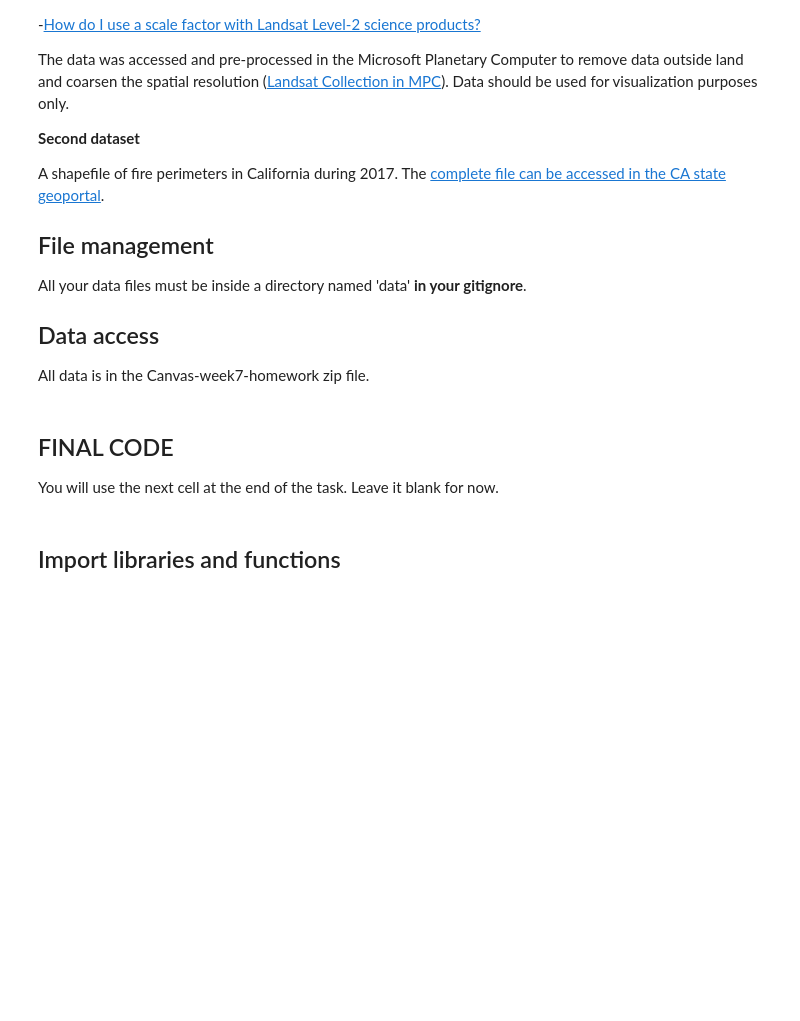
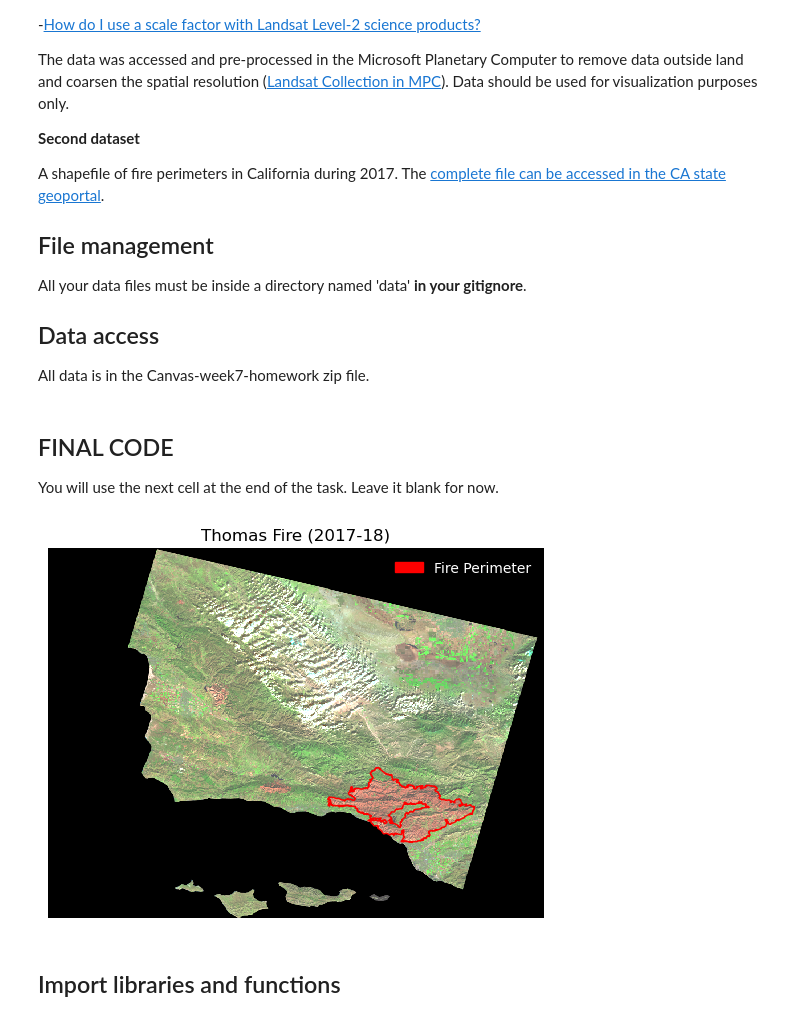
Before and after one commit to Vanessa-Salgado/eds220-hwk-4, a Jupyter notebook: hwk4-task2-false-color.ipynb, the cells around one changed output. Drawn from its saved outputs; the diff is of its cells as text; code cells hidden in the pictures; blank space fills up the shorter version.

Commit message:
added final output

```diff
--- a/hwk4-task2-false-color.ipynb
+++ b/hwk4-task2-false-color.ipynb
@@ -51,6 +51,55 @@ All data is in the Canvas-week7-homework zip file.
 You will use the next cell at the end of the task. Leave it blank for now.
 # %%
 ### ===== FINAL CODE =====
+
+## ------ Import libraries and functions ------------
+import os
+import numpy as np
+import pandas as pd
+import geopandas as gpd
+import matplotlib.pyplot as plt
+import matplotlib.patches as mpatches
+
+import xarray as xr
+import rioxarray as rioxr
+import geopandas as gpd
+
+# ------------------ Load data ---------------------
+## raster data
+landsat_raw = rioxr.open_rasterio(os.path.join(os.getcwd(),'data/landsat8-2018-01-26-sb-simplified.nc'))
+
+## ca fire perimeter data
+fire_perimeter = gpd.read_file("data/California_Fire_Perimeters_2017/California_Fire_Perimeters_2017.shp")
+
+# ----------------- Tidy  Data ----------------------
+## Landsat data
+landsat = landsat_raw.squeeze().drop('band') # remove extra dimension and coordinates
+
+## Fire perimeter data
+fire_perimeter.columns = fire_perimeter.columns.str.lower() #lowercase col names
+
+fire_perimeter = fire_perimeter.to_crs(landsat.rio.crs) #update CRS to match
+
+thomas = fire_perimeter[fire_perimeter['fire_name']=='THOMAS'] #filter to Thomas fire only
+
+# ------------ Mapping Thomas Fire ------------------
+fig, ax = plt.subplots()
+ax.axis('off') #remove axes
+ax.set_title('Santa Barbara County, Thomas Fire (2017-18)') # update title
+
+#--------------------------
+thomas.plot(ax=ax, color = 'None', edgecolor = 'red', legend=True) #plot thomas fire
+thomas_patch = mpatches.Patch(color = 'red', label = 'Fire Perimeter') #legend parameters
+
+#--------------------------
+landsat[['swir22','nir08','red']].to_array().plot.imshow(robust=True) #plot SB county
+
+#--------------------------
+ax.set_title('Thomas Fire (2017-18)') # update title
+
+_ = ax.legend(handles=[thomas_patch],labelcolor = 'white',loc = 'upper right', frameon = False) #add legend, removing unwanted output
+# %% [output]
+[figure, added]
 # %% [markdown]
 ## Import libraries and functions
 # %%
```
Also changed, not shown: parts of 11 cells of this notebook.
